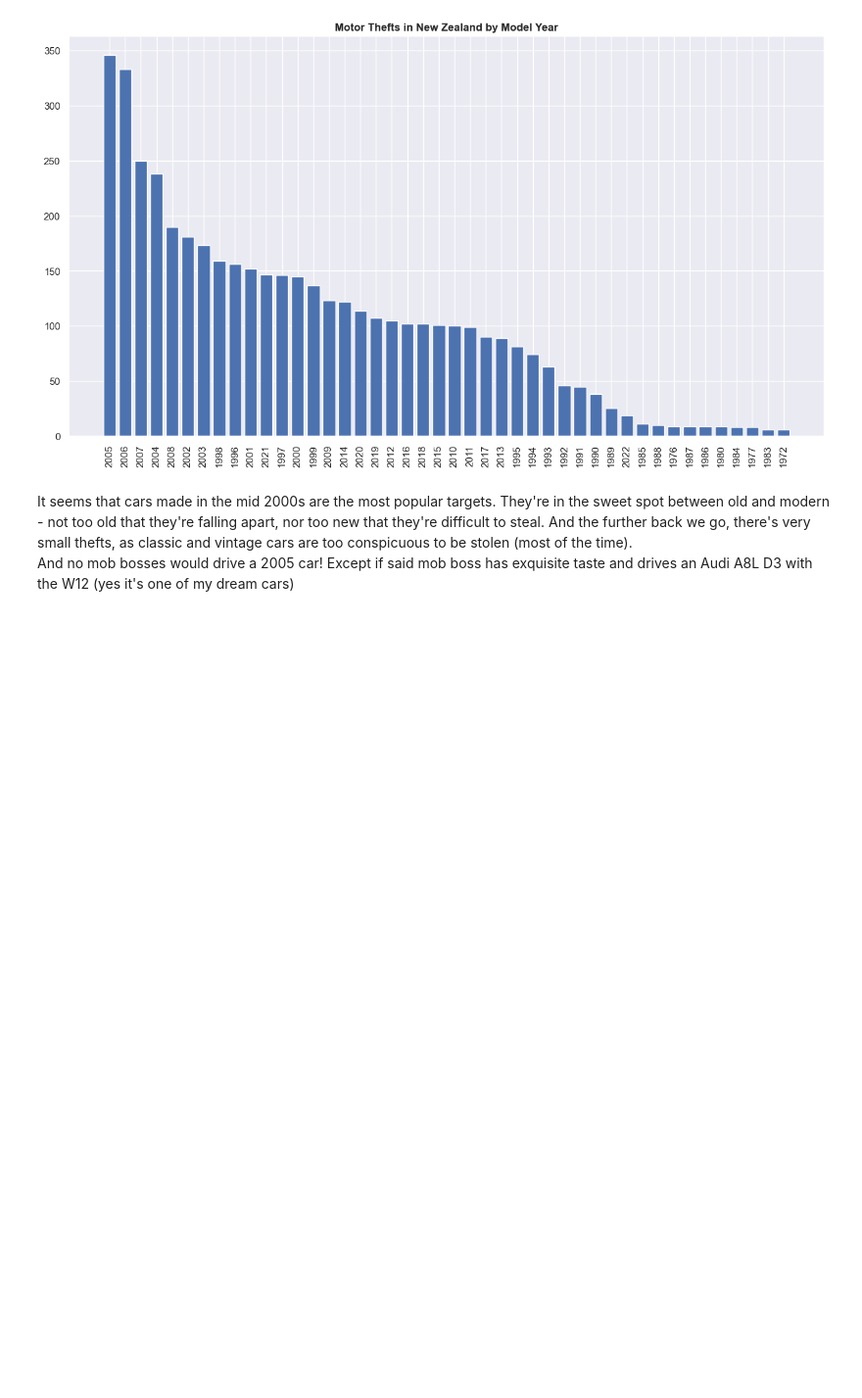
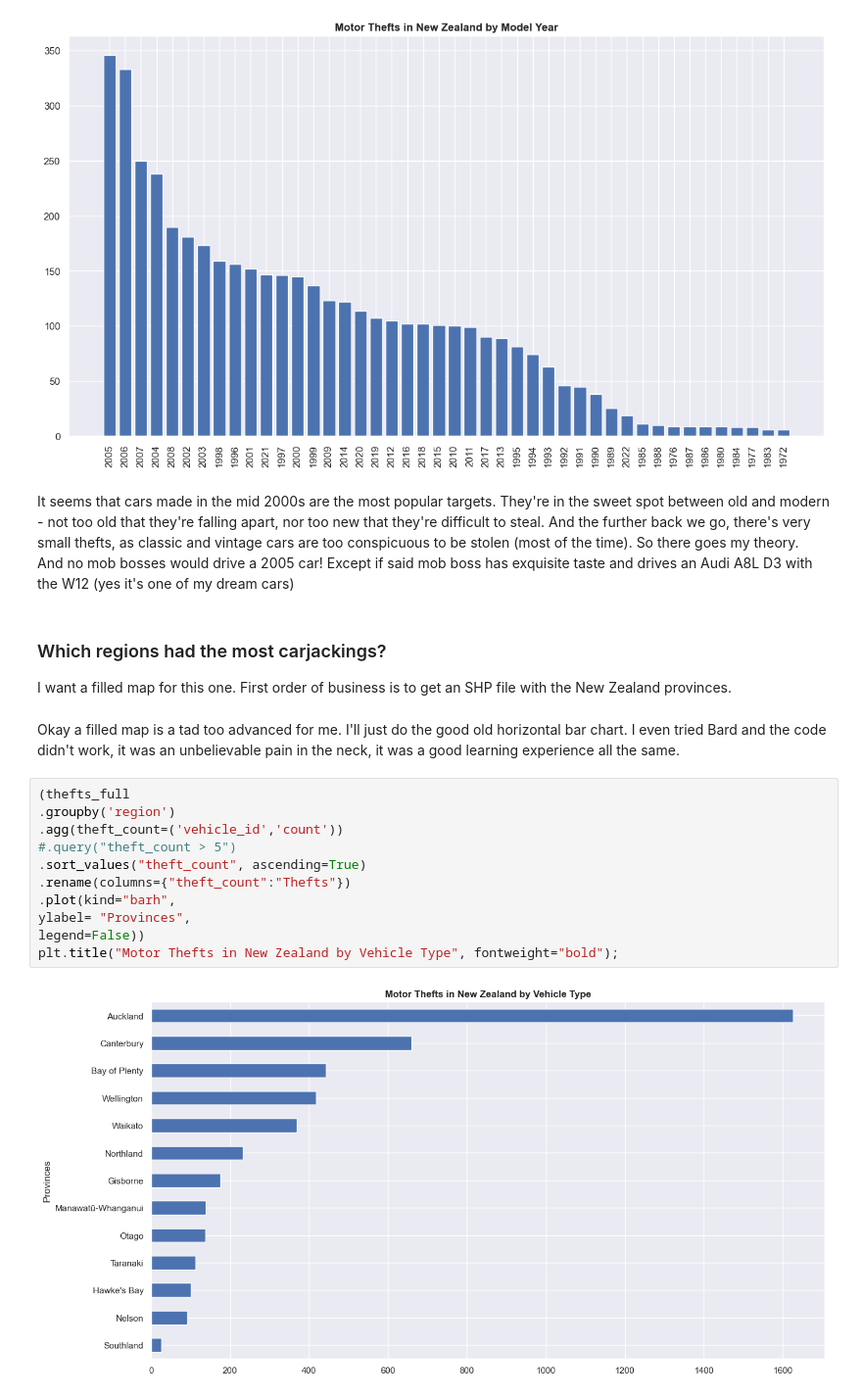
Before and after one commit to khaled-mehizel/nz-motor-theft-py-analysis, a Jupyter notebook: nz-carjacking-nb.ipynb, the cells around one changed output. Shown at 98% size. Drawn from its saved outputs; the diff is of its cells as text; blank space fills up the shorter version.

```diff
--- a/nz-carjacking-nb.ipynb
+++ b/nz-carjacking-nb.ipynb
@@ -345,5 +348,23 @@ plt.show()
 # %% [output]
 [figure]
 # %% [markdown]
-It seems that cars made in the mid 2000s are the most popular targets. They're in the sweet spot between old and modern - not too old that they're falling apart, nor too new that they're difficult to steal. And the further back we go, there's very small thefts, as classic and vintage cars are too conspicuous to be stolen (most of the time). <br>
+It seems that cars made in the mid 2000s are the most popular targets. They're in the sweet spot between old and modern - not too old that they're falling apart, nor too new that they're difficult to steal. And the further back we go, there's very small thefts, as classic and vintage cars are too conspicuous to be stolen (most of the time). So there goes my theory. <br>
 And no mob bosses would drive a 2005 car! Except if said mob boss has exquisite taste and drives an Audi A8L D3 with the W12 (yes it's one of my dream cars)
+# %% [markdown]
+### Which regions had the most carjackings?
+I want a filled map for this one. First order of business is to get an SHP file with the New Zealand provinces.
+# %% [markdown]
+Okay a filled map is a tad too advanced for me. I'll just do the good old horizontal bar chart. I even tried Bard and the code didn't work, it was an unbelievable pain in the neck, it was a good learning experience all the same.
+# %%
+(thefts_full
+.groupby('region')
+.agg(theft_count=('vehicle_id','count'))
+#.query("theft_count > 5")
+.sort_values("theft_count", ascending=True)
+.rename(columns={"theft_count":"Thefts"})
+.plot(kind="barh",
+ylabel= "Provinces",
+legend=False))
+plt.title("Motor Thefts in New Zealand by Vehicle Type", fontweight="bold");
+# %% [output]
+[figure, added]
```
Also changed, not shown: parts of 9 cells of this notebook, 1 other file.
